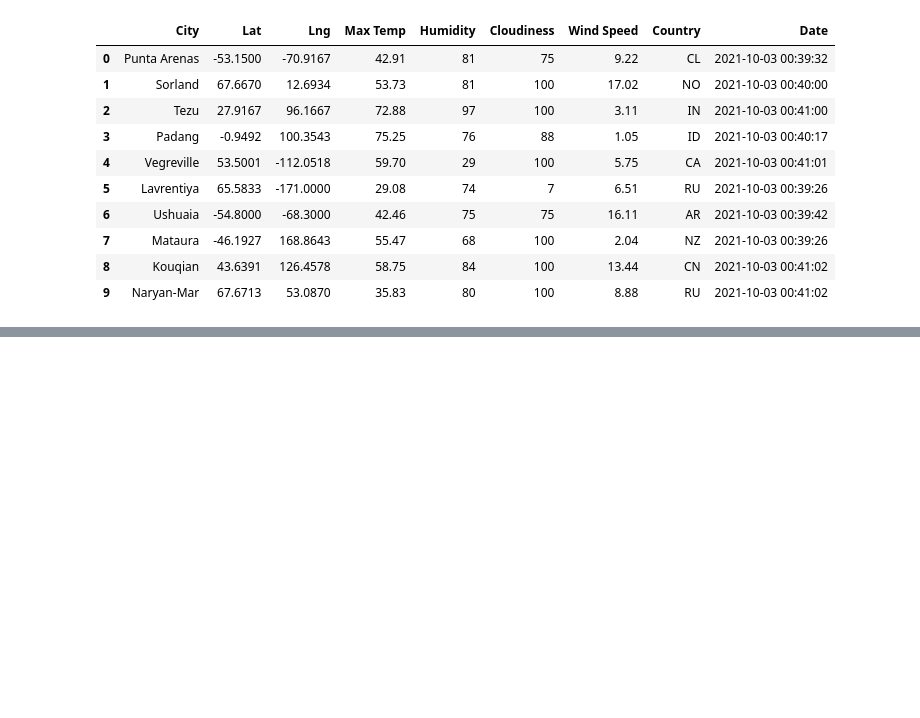
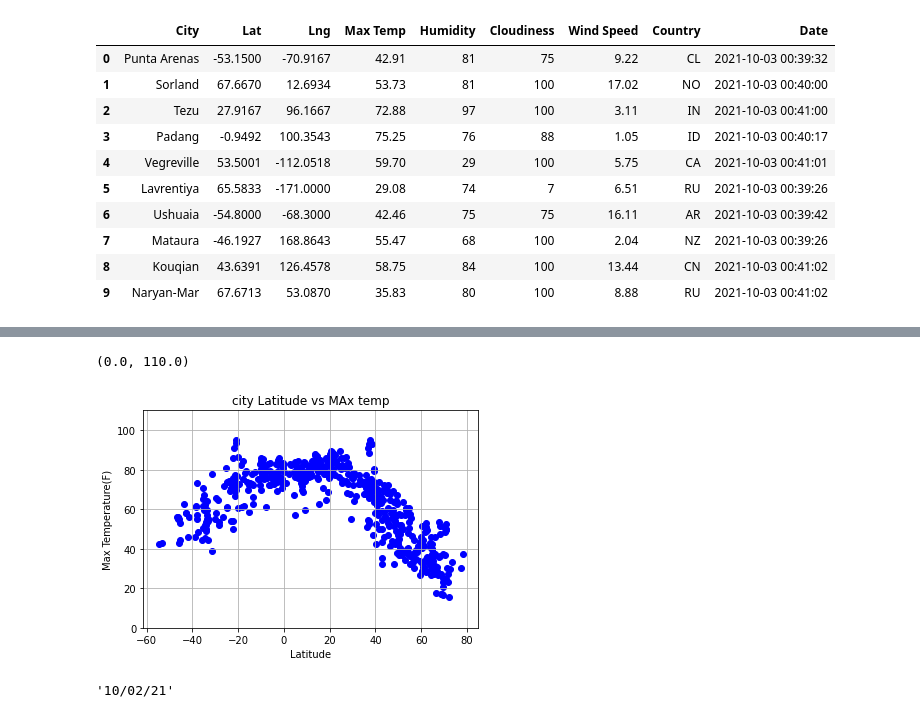
Before and after one commit to maryamt95/World_Weather_Analysis, a Jupyter notebook: WeatherPy.ipynb, the cells around one changed output, grey strips where cells are left out. Cells and saved outputs as stored; diff of their text form; code cells hidden in the pictures; blank space fills up the shorter version.

Commit message:
updated data for STEM

```diff
--- a/WeatherPy.ipynb
+++ b/WeatherPy.ipynb
@@ -143,0 +146,27 @@ city_data_df.to_csv(output_data_file, index_label="City_ID")
+# %%
+lats = city_data_df["Lat"]
+max_temps = city_data_df["Max Temp"]
+humidity = city_data_df["Humidity"]
+cloudiness = city_data_df["Cloudiness"]
+wind_speed = city_data_df["Wind Speed"]
+# %%
+
+plt.scatter(lats,max_temps,marker='o',c='blue',)
+plt.ylabel("Max Temperature(F)")
+plt.xlabel("Latitude")
+plt.title("city Latitude vs MAx temp")
+plt.grid()
+plt.ylim(0,110)
+# %% [output]
+(0.0, 110.0)
+[figure, added]
+# %%
+# Import the time module.
+import time
+# Get today's date in seconds.
+today = time.time()
+today
+today=time.strftime("%x")
+today
+# %% [output]
+'10/02/21'
```
Also changed, not shown: parts of 10 cells of this notebook, 5 other files.
